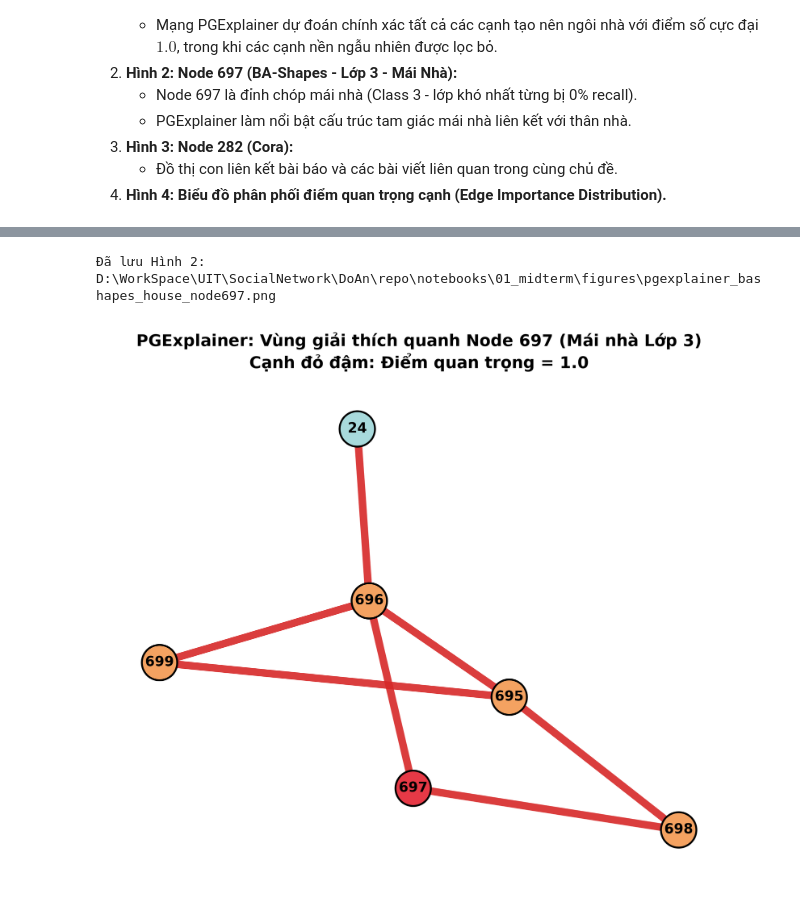
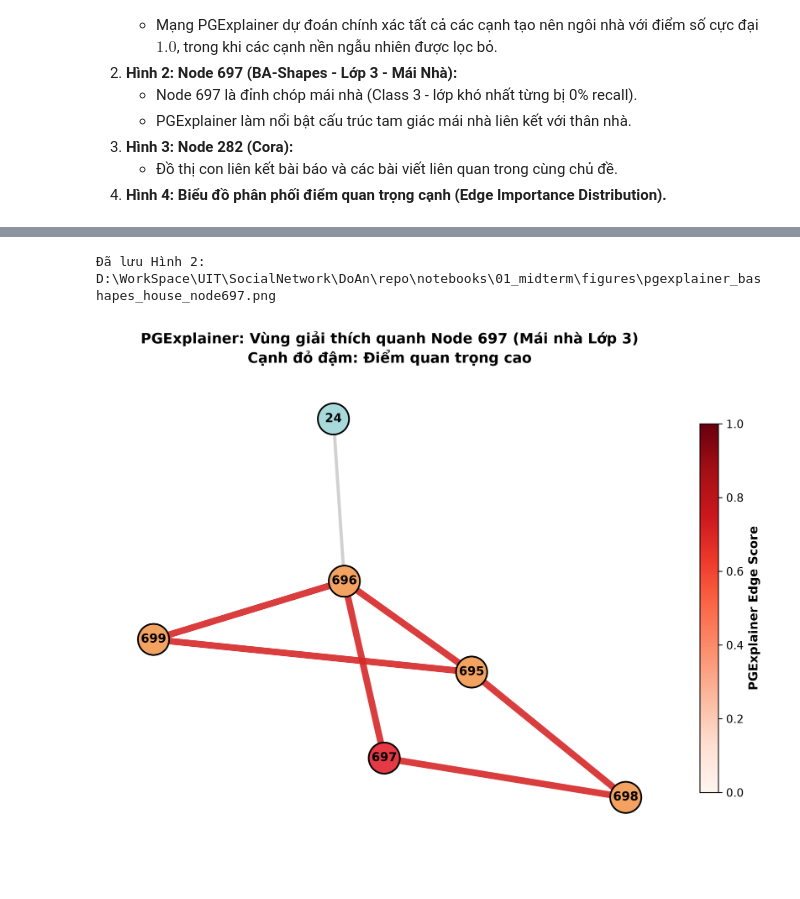
Before and after one commit to JustKha05/IS353_C10, a Jupyter notebook: notebooks/01_midterm/03_thien_pgexplainer_t05.ipynb, the cells around one changed output, grey strips where cells are left out. Cells and saved outputs as stored; diff of their text form; code cells hidden in the pictures; blank space fills up the shorter version.

```diff
--- a/notebooks/01_midterm/03_thien_pgexplainer_t05.ipynb
+++ b/notebooks/01_midterm/03_thien_pgexplainer_t05.ipynb
@@ -80,16 +80,16 @@ print(f"  - Chỉ số Checkpoint GCN: Test Acc = {metrics_ba['test_acc']*100:.2
 emb_dim_ba = model_ba.c1.out_channels
 pg_model_ba = PGExplainerModel(model=model_ba, emb_dim=emb_dim_ba, hidden_dim=64, device=device)
 
-print("\nĐang huấn luyện mạng MLP của PGExplainer trên train_mask (60 epochs)...")
+print("\nĐang huấn luyện mạng MLP của PGExplainer trên train_mask (40 epochs)...")
 t_start = time.time()
 t_train_ba = pg_model_ba.train_on_graph(
     data=data_ba,
-    epochs=60,
+    epochs=40,
     lr=0.005,
     temp_init=5.0,
     temp_min=0.5,
     coeff_size=0.005,
-    coeff_ent=0.1,
+    coeff_ent=0.05,
     seed=42
 )
 print(f"-> Huấn luyện PGExplainer BA-Shapes hoàn tất trong {t_train_ba:.2f}s!")
@@ -175,15 +175,15 @@ print(f"  - Chỉ số Checkpoint GCN Cora: Test Acc = {metrics_cora['test_acc']
 emb_dim_cora = model_cora.c1.out_channels
 pg_model_cora = PGExplainerModel(model=model_cora, emb_dim=emb_dim_cora, hidden_dim=64, device=device)
 
-print("\nĐang huấn luyện PGExplainer trên train_mask Cora (50 epochs)...")
+print("\nĐang huấn luyện PGExplainer trên train_mask Cora (40 epochs)...")
 t_train_cora = pg_model_cora.train_on_graph(
     data=data_cora,
-    epochs=50,
+    epochs=40,
     lr=0.005,
     temp_init=5.0,
     temp_min=0.5,
-    coeff_size=0.001,
-    coeff_ent=0.01,
+    coeff_size=0.0001,
+    coeff_ent=0.005,
     seed=42
 )
 print(f"-> Huấn luyện PGExplainer Cora hoàn tất trong {t_train_cora:.2f}s!")
@@ -369,42 +379,52 @@ G2 = nx.Graph()
 G2.add_nodes_from(sub_nodes_2)
 G2.add_edges_from(sub_pairs_2)
 
-score_map_2 = {pair: score for pair, score in zip(sub_pairs_2, res_697.scores)}
+score_map_2 = {}
+for pair, score in zip(sub_pairs_2, res_697.scores):
+    score_map_2[pair] = score
+    score_map_2[(pair[1], pair[0])] = score
 
 # Motif nhà quanh 697: 695, 696, 697, 698, 699
 house_nodes_2 = {695, 696, 697, 698, 699}
 node_colors_2 = []
 for n in G2.nodes():
     if n == target_node_2:
         node_colors_2.append('#E63946')
     elif n in house_nodes_2:
         node_colors_2.append('#F4A261')
     else:
         node_colors_2.append('#A8DADC')
 
 pos_2 = nx.spring_layout(G2, seed=42)
 
-plt.figure(figsize=(9, 7), dpi=300)
-nx.draw_networkx_nodes(G2, pos_2, node_color=node_colors_2, node_size=800, edgecolors='black', linewidths=1.5)
-nx.draw_networkx_labels(G2, pos_2, font_size=11, font_weight='bold', font_color='black')
+fig, ax2 = plt.subplots(figsize=(10, 7.5), dpi=300)
+nx.draw_networkx_nodes(G2, pos_2, ax=ax2, node_color=node_colors_2, node_size=800, edgecolors='black', linewidths=1.5)
+nx.draw_networkx_labels(G2, pos_2, ax=ax2, font_size=11, font_weight='bold', font_color='black')
 
-edge_widths_2 = [max(1.0, score_map_2.get(e, 0.0) * 6.0) for e in G2.edges()]
-edge_colors_2 = ['#D62828' if score_map_2.get(e, 0.0) > 0.5 else '#CCCCCC' for e in G2.edges()]
+edge_list_2 = list(G2.edges())
+edge_scores_2 = [score_map_2.get(e, score_map_2.get((e[1], e[0]), 0.0)) for e in edge_list_2]
+edge_widths_2 = [1.0 + 5.0 * s for s in edge_scores_2]
+edge_colors_2 = ['#D62828' if s > 0.5 else '#CCCCCC' for s in edge_scores_2]
 
-nx.draw_networkx_edges(G2, pos_2, width=edge_widths_2, edge_color=edge_colors_2, alpha=0.9)
+nx.draw_networkx_edges(G2, pos_2, ax=ax2, edgelist=edge_list_2, width=edge_widths_2, edge_color=edge_colors_2, alpha=0.9)
 
-plt.title(f"PGExplainer: Vùng giải thích quanh Node {target_node_2} (Mái nhà Lớp 3)\nCạnh đỏ đậm: Điểm quan trọng = 1.0",
+sm2 = plt.cm.ScalarMappable(cmap=plt.cm.Reds, norm=plt.Normalize(vmin=0.0, vmax=1.0))
+sm2.set_array([])
+cbar2 = plt.colorbar(sm2, ax=ax2, orientation='vertical', fraction=0.03, pad=0.04)
+cbar2.set_label('PGExplainer Edge Score', fontsize=11, fontweight='bold')
+
+plt.title(f"PGExplainer: Vùng giải thích quanh Node {target_node_2} (Mái nhà Lớp 3)\nCạnh đỏ đậm: Điểm quan trọng cao",
           fontsize=13, fontweight='bold', pad=15)
 plt.axis('off')
 
 fig_path_2 = fig_dir / 'pgexplainer_bashapes_house_node697.png'
 plt.savefig(fig_path_2, bbox_inches='tight', dpi=300)
 plt.savefig(doc_fig_dir / 'pgexplainer_bashapes_house_node697.png', bbox_inches='tight', dpi=300)
 print(f"Đã lưu Hình 2: {fig_path_2}")
 plt.show()
 # %% [output]
 Đã lưu Hình 2: D:\WorkSpace\UIT\SocialNetwork\DoAn\repo\notebooks\01_midterm\figures\pgexplainer_bashapes_house_node697.png
-[figure, old version]
+[figure, new version]
 # %%
 # -------------------------------------------------------------
 # HÌNH 3: NODE 282 (CORA CITATION NETWORK)
```
Also changed, not shown: parts of 6 cells of this notebook, 14 other files.
